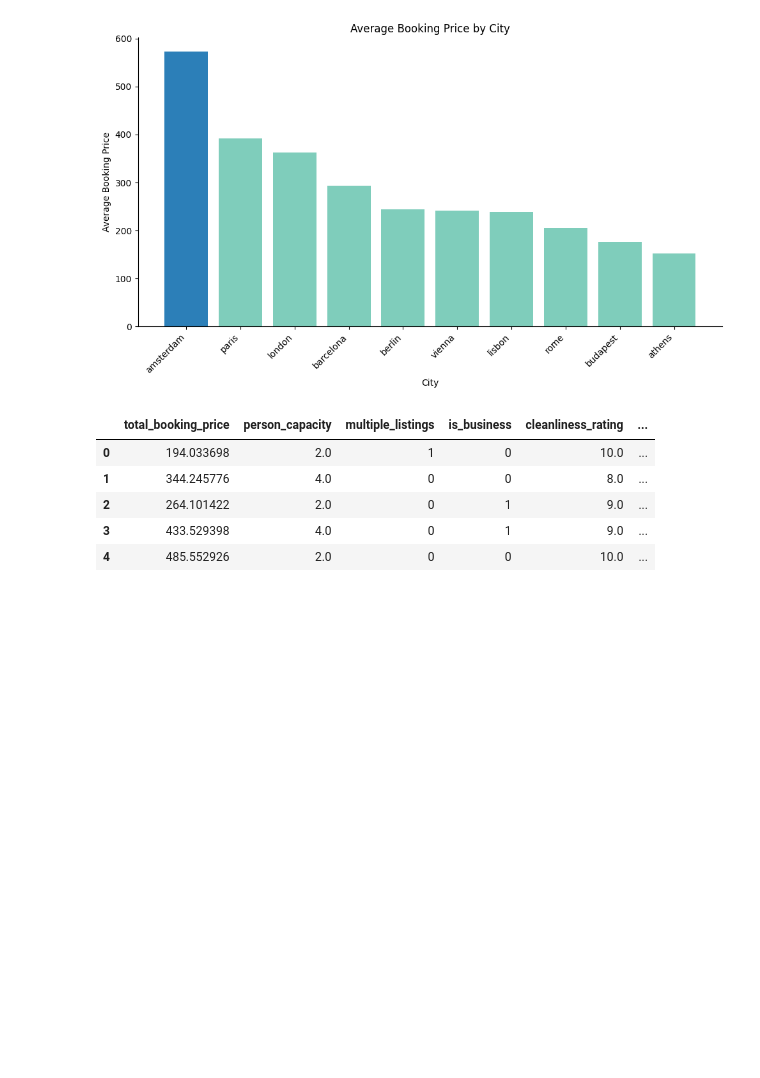
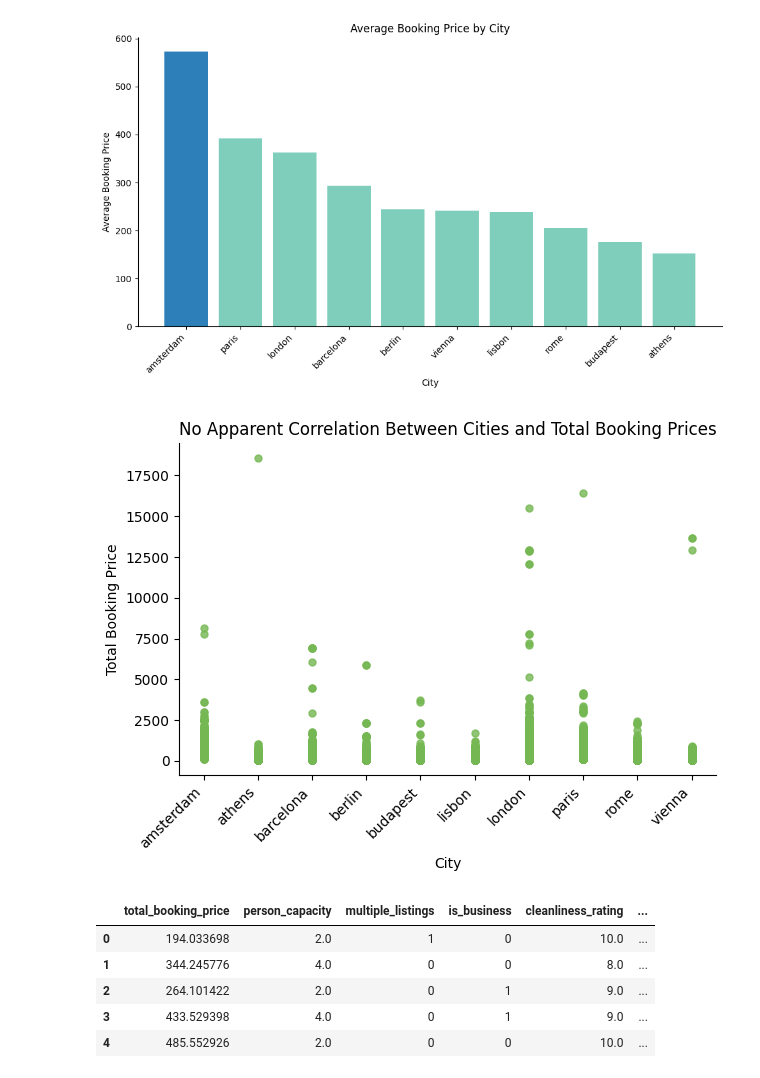
Before and after one commit to Lous-Clues-17/europe-airbnb-pricing-analysis, a Jupyter notebook: notebooks/consolidated-data.ipynb, the cells around one changed output. Drawn from its saved outputs; the diff is of its cells as text; code cells hidden in the pictures; blank space fills up the shorter version.

Commit message:
Exploring patterns between total booking prices and cities via scatterplot

```diff
--- a/notebooks/consolidated-data.ipynb
+++ b/notebooks/consolidated-data.ipynb
@@ -220,6 +220,25 @@ plt.tight_layout()
 plt.show()
 # %% [output]
 [figure]
+# %%
+#exploring patterns between booking prices and cities
+plt.scatter(master_df["city"], master_df["total_booking_price"], color = "#75b752",
+    alpha = 0.8,
+    s = 25 )
+
+plt.xlabel("City")
+plt.ylabel("Total Booking Price")
+plt.title("No Apparent Correlation Between Cities and Total Booking Prices")
+plt.xticks(rotation=45, ha='right')
+
+ax = plt.gca()
+ax.spines["top"].set_visible(False)
+ax.spines["right"].set_visible(False)
+
+plt.tight_layout()
+plt.show()
+# %% [output]
+[figure, added]
 # %%
 #multivariate analyis by reducing dataframe to quantitative variables only and displaying correlation matrix
 master_df.columns
```
